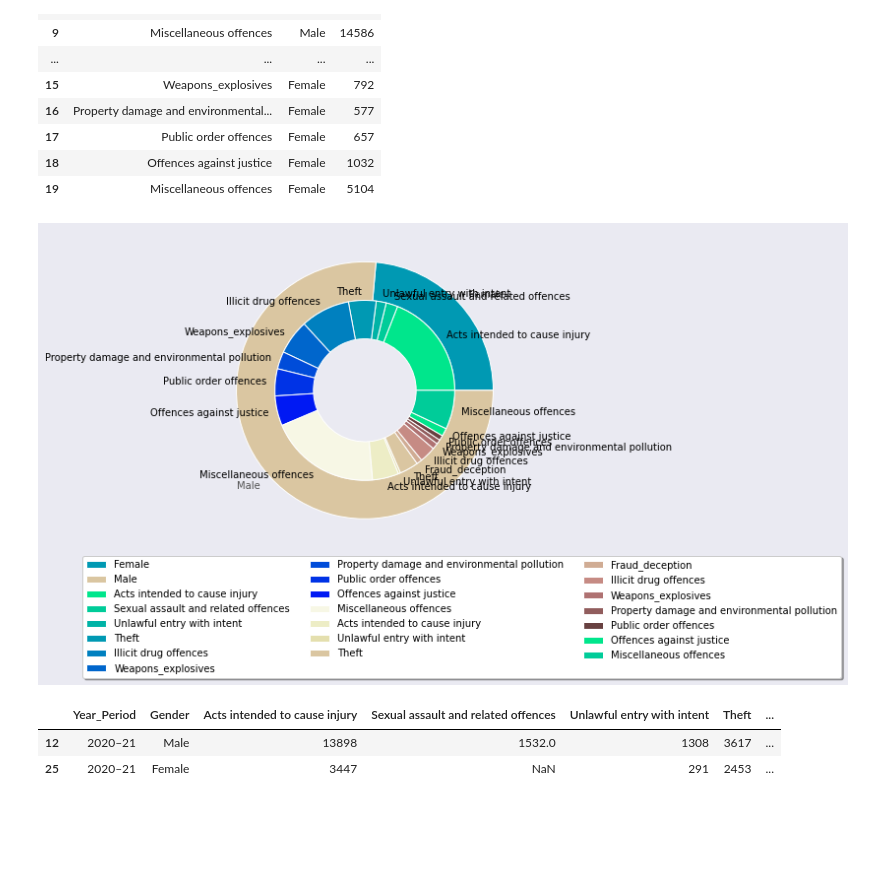
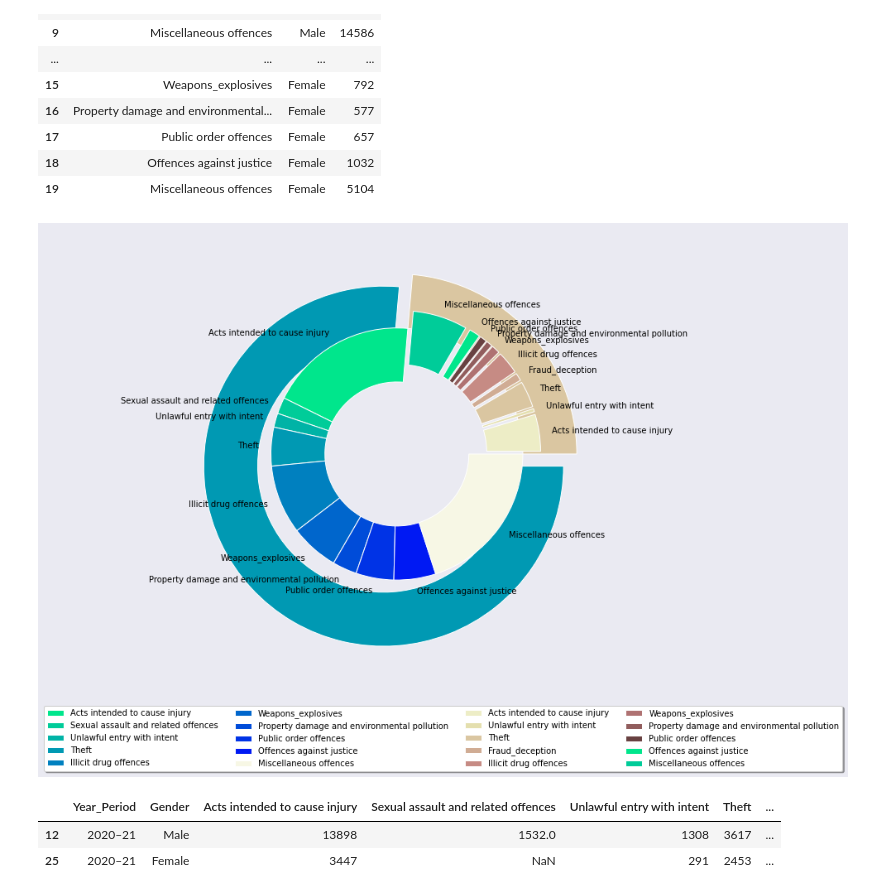
Before and after one commit to hiu-lai/Project-1, a Jupyter notebook: hiu.ipynb, the cells around one changed output. Drawn from its saved outputs; the diff is of its cells as text; code cells hidden in the pictures; blank space fills up the shorter version.

```diff
--- a/hiu.ipynb
+++ b/hiu.ipynb
@@ -287,33 +287,34 @@ vals = complete_offenders['count']
 
 group_sum = complete_offenders.groupby('Gender')['count'].sum()
 # %%
-fig, ax = plt.subplots(figsize=(10,6), facecolor=facecolor)
+fig, ax = plt.subplots(figsize=(20,10), facecolor=facecolor)
 a,b = [plt.cm.winter, plt.cm.pink]
 
-outer_colors = [a(.6), b(.6)]
+outer_colors = [b(.6), a(.6)]
 inner_colors = [a(.9), a(.8),a(.7), a(.6),a(.5), a(.4),a(.3), a(.2),a(.1),
                 b(.9), b(.8),b(.7), b(.6),b(.5), b(.4),b(.3), b(.2),b(.1)]
 
 ax.pie(group_sum,
        radius=1,
        colors=outer_colors,
-       labels=labels,
+#        labels=labels,
        textprops={'color':font_color},
-       wedgeprops=dict(width=size, edgecolor='w'))
+       wedgeprops=dict(width=size, edgecolor='w'), explode=(0, 0.1))
 
+inner_explode = [0,0,0,0,0,0,0,0,0,0,0.1,0.1,0.1,0.1,0.1,0.1,0.1,0.1,0.1,0.1]
 ax.pie(vals,
        radius=1-size, # size=0.3
        colors=inner_colors,
        labels =complete_offenders['offences'],
-       wedgeprops=dict(width=size, edgecolor='w'))
+       wedgeprops=dict(width=size, edgecolor='w'), startangle=85, explode=inner_explode)
 
-plt.legend(bbox_to_anchor=(2, 0), fancybox=True, shadow=True, ncol=3)
+plt.legend(bbox_to_anchor=(1.5, -0.05), fancybox=True, shadow=True, ncol=4)
 plt.show()
 # %% [output]
-[figure, old version]
+[figure, new version]
-# %%
-pd.concat([vic_male_current, vic_female_current])
-# %% [output]
-|  | Year_Period | Gender | Acts intended to cause injury | Sexual assault and related offences | Unlawful entry with intent | Theft | ... |
-| 12 | 2020–21 | Male | 13898 | 1532.0 | 1308 | 3617 | ... |
-| 25 | 2020–21 | Female | 3447 | NaN | 291 | 2453 | ... |
+# %%
+pd.concat([vic_male_current, vic_female_current])
+# %% [output]
+|  | Year_Period | Gender | Acts intended to cause injury | Sexual assault and related offences | Unlawful entry with intent | Theft | ... |
+| 12 | 2020–21 | Male | 13898 | 1532.0 | 1308 | 3617 | ... |
+| 25 | 2020–21 | Female | 3447 | NaN | 291 | 2453 | ... |
```
Also changed, not shown: parts of 2 cells of this notebook.
